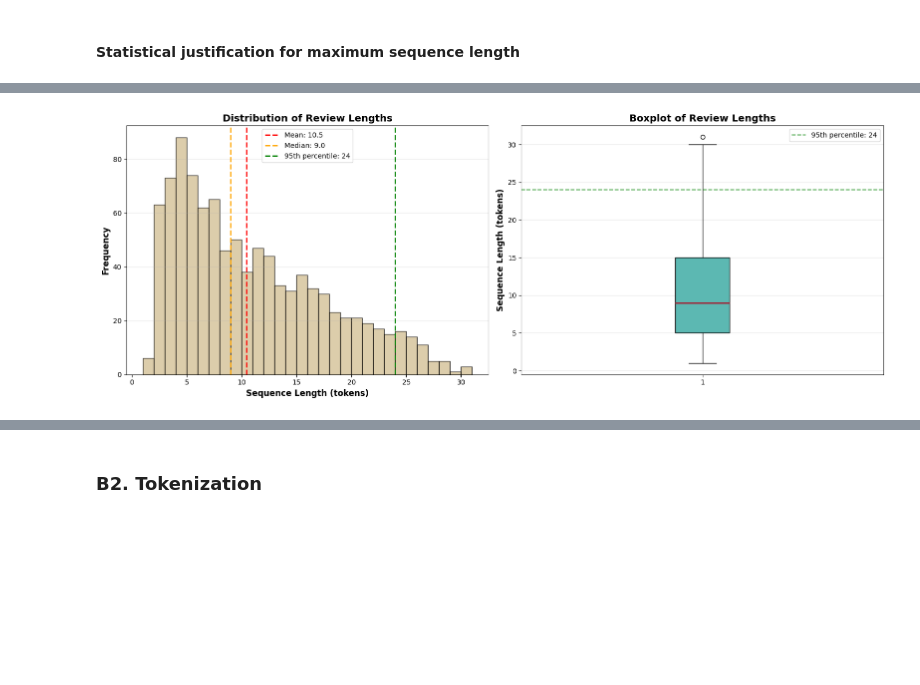
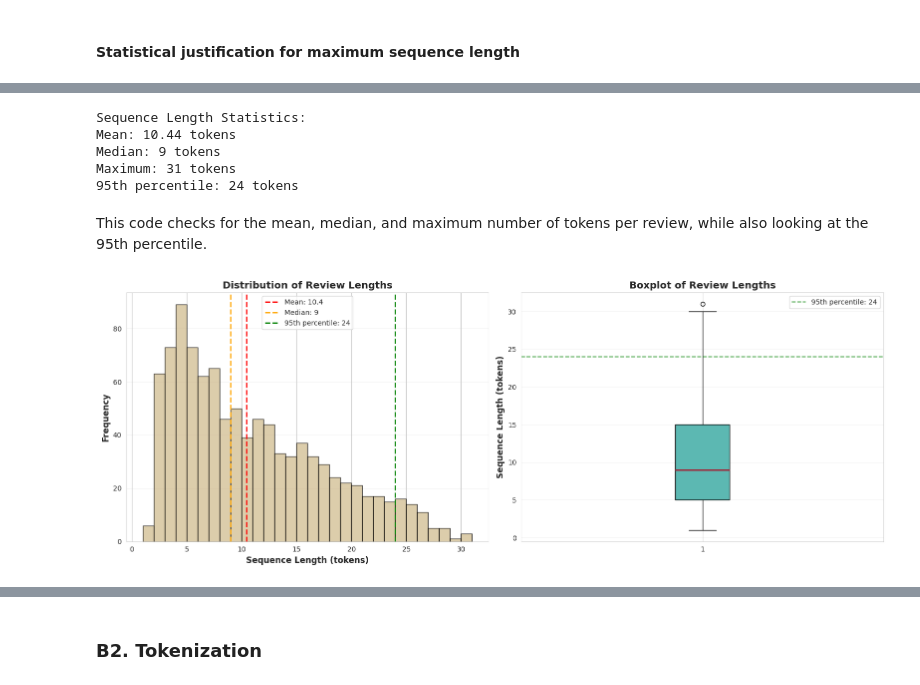
Before and after one commit to smmurdock/Neural-Network-Sentiment-Analysis, a Jupyter notebook: d604_task_2.ipynb, the cells around one changed output, grey strips where cells are left out. Cells and saved outputs as stored; diff of their text form; code cells hidden in the pictures; blank space fills up the shorter version.

```diff
--- a/d604_task_2.ipynb
+++ b/d604_task_2.ipynb
@@ -243,4 +185,0 @@ from collections import Counter
-# %%
-# Convert all text to lowercase for consistent analysis
-df_clean.loc[:, 'review_lower'] = df_clean['review'].str.lower()
-df_clean.head()
@@ -336,8 +185,0 @@ Finally, we use a for-loop and conditional logic to identify individual characte
-# %%
-# Replace one or more punctuation marks with a single space
-# (Python Documentation - re module documentation)
-punctuation_pattern = '[' + re.escape(string.punctuation) + ']+'
-df_clean.loc[:,'review_lower'] = df_clean['review_lower'].str.replace(punctuation_pattern, ' ', regex=True)
-
-print("Sample reviews after removing punctuation:")
-df_clean.head(20)
@@ -649,38 +341,63 @@ Max length 100: 100.00% of reviews covered
+# %%
+# Calculate sequence lengths
+sequence_lengths = []
+for review in df['review']:
+    tokens = word_tokenize(review)
+    sequence_lengths.append(len(tokens))
+
+sequence_lengths = np.array(sequence_lengths)
+
+# Calculate statistics
+mean_length = np.mean(sequence_lengths)
+median_length = np.median(sequence_lengths)
+max_length = np.max(sequence_lengths)
+percentile_95 = np.percentile(sequence_lengths, 95)
+
+print("Sequence Length Statistics:")
+print(f"Mean: {mean_length:.2f} tokens")
+print(f"Median: {median_length:.0f} tokens")
+print(f"Maximum: {max_length} tokens")
+print(f"95th percentile: {percentile_95:.0f} tokens")
+# %% [output]
+Sequence Length Statistics:
+Mean: 10.44 tokens
+Median: 9 tokens
+Maximum: 31 tokens
+95th percentile: 24 tokens
+# %% [markdown]
+This code checks for the mean, median, and maximum number of tokens per review, while also looking at the 95th percentile.
 # %%
-# Create visualizations
-# Create figure with two subplots side by side
+# Visualize sequence length distribution
 fig, axes = plt.subplots(1, 2, figsize=(16, 6))
 
 # Histogram
 axes[0].hist(sequence_lengths, bins=30, color='#CEB888', edgecolor='black', alpha=0.7)
 axes[0].axvline(mean_length, color='red', linestyle='--', linewidth=2, label=f'Mean: {mean_length:.1f}')
-axes[0].axvline(median_length, color='orange', linestyle='--', linewidth=2, label=f'Median: {median_length:.1f}')
+axes[0].axvline(median_length, color='orange', linestyle='--', linewidth=2, label=f'Median: {median_length:.0f}')
 axes[0].axvline(percentile_95, color='green', linestyle='--', linewidth=2, label=f'95th percentile: {percentile_95:.0f}')
 axes[0].set_xlabel('Sequence Length (tokens)', fontsize=12, fontweight='bold')
 axes[0].set_ylabel('Frequency', fontsize=12, fontweight='bold')
 axes[0].set_title('Distribution of Review Lengths', fontsize=14, fontweight='bold')
 axes[0].legend()
 axes[0].grid(axis='y', alpha=0.3)
 
 # Boxplot
 axes[1].boxplot(sequence_lengths, vert=True, patch_artist=True,
                 boxprops=dict(facecolor='#5CB8B2', color='black'),
                 medianprops=dict(color='#A6192E', linewidth=2),
                 whiskerprops=dict(color='black'),
                 capprops=dict(color='black'))
+axes[1].axhline(percentile_95, color='green', linestyle='--', linewidth=1.5,
+                label=f'95th percentile: {percentile_95:.0f}', alpha=0.7)
 axes[1].set_ylabel('Sequence Length (tokens)', fontsize=12, fontweight='bold')
 axes[1].set_title('Boxplot of Review Lengths', fontsize=14, fontweight='bold')
+axes[1].legend()
 axes[1].grid(axis='y', alpha=0.3)
-
-# Add horizontal reference lines to boxplot
-axes[1].axhline(percentile_95, color='green', linestyle='--', linewidth=1.5,
-                label=f'95th percentile: {percentile_95:.0f}', alpha=0.7)
-axes[1].legend()
 
 plt.tight_layout()
 plt.show()
 # %% [output]
-[figure, old version]
+[figure, new version]
 # %% [markdown]
 **Analysis of Sequence Lengths:**
 
```
Also changed, not shown: parts of 57 cells of this notebook.
